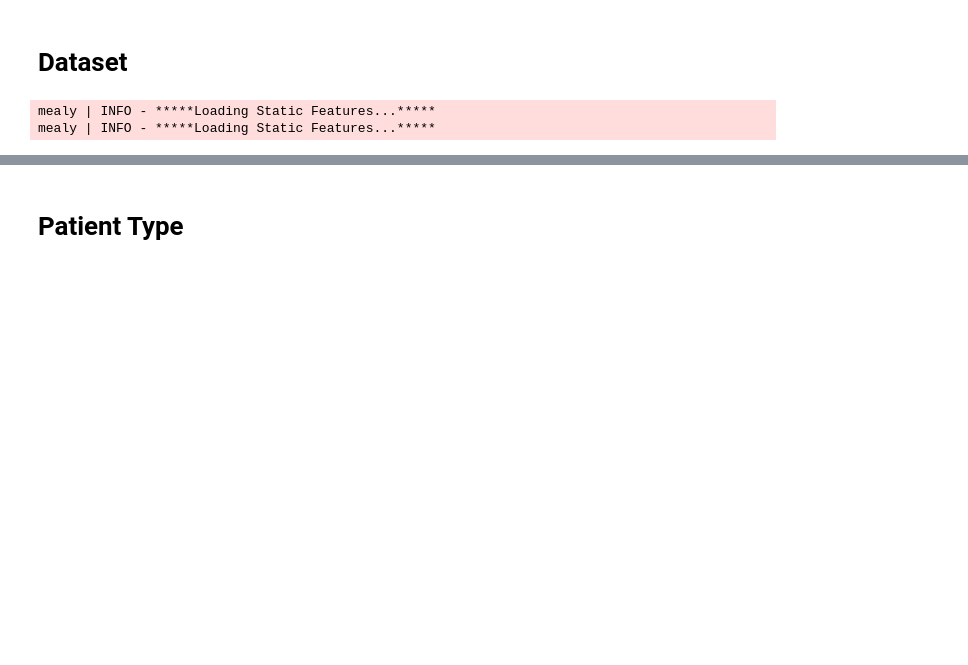
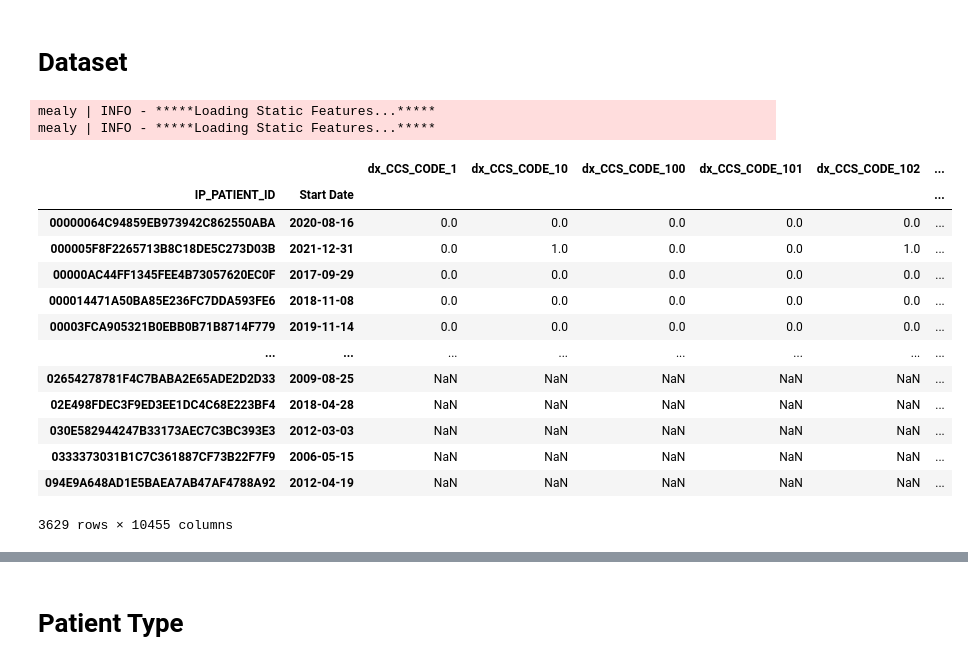
Before and after one commit to uclamii/CRRT, a Jupyter notebook: notebooks/descriptive_report.ipynb, the cells around one changed output, grey strips where cells are left out. Drawn from its saved outputs; the diff is of its cells as text; code cells hidden in the pictures; blank space fills up the shorter version.

```diff
--- a/notebooks/descriptive_report.ipynb
+++ b/notebooks/descriptive_report.ipynb
@@ -65,3 +73,20 @@ ucla_control_df = load_data(args, "ucla_control")
 # %% [output]
 mealy | INFO - *****Loading Static Features...*****
 mealy | INFO - *****Loading Static Features...*****
+# %%
+ucla_control_df
+# %% [output]
+|  |  | dx_CCS_CODE_1 | dx_CCS_CODE_10 | dx_CCS_CODE_100 | dx_CCS_CODE_101 | dx_CCS_CODE_102 | ... |
+| IP_PATIENT_ID | Start Date |  |  |  |  |  | ... |
+| 00000064C94859EB973942C862550ABA | 2020-08-16 | 0.0 | 0.0 | 0.0 | 0.0 | 0.0 | ... |
+| 000005F8F2265713B8C18DE5C273D03B | 2021-12-31 | 0.0 | 1.0 | 0.0 | 0.0 | 1.0 | ... |
+| 00000AC44FF1345FEE4B73057620EC0F | 2017-09-29 | 0.0 | 0.0 | 0.0 | 0.0 | 0.0 | ... |
+| 000014471A50BA85E236FC7DDA593FE6 | 2018-11-08 | 0.0 | 0.0 | 0.0 | 0.0 | 0.0 | ... |
+| 00003FCA905321B0EBB0B71B8714F779 | 2019-11-14 | 0.0 | 0.0 | 0.0 | 0.0 | 0.0 | ... |
+| ... | ... | ... | ... | ... | ... | ... | ... |
+| 02654278781F4C7BABA2E65ADE2D2D33 | 2009-08-25 | NaN | NaN | NaN | NaN | NaN | ... |
+| 02E498FDEC3F9ED3EE1DC4C68E223BF4 | 2018-04-28 | NaN | NaN | NaN | NaN | NaN | ... |
+| 030E582944247B33173AEC7C3BC393E3 | 2012-03-03 | NaN | NaN | NaN | NaN | NaN | ... |
+| 0333373031B1C7C361887CF73B22F7F9 | 2006-05-15 | NaN | NaN | NaN | NaN | NaN | ... |
+| 094E9A648AD1E5BAEA7AB47AF4788A92 | 2012-04-19 | NaN | NaN | NaN | NaN | NaN | ... |
+3629 rows × 10455 columns
```
Also changed, not shown: parts of 7 cells of this notebook, 4 other files.
